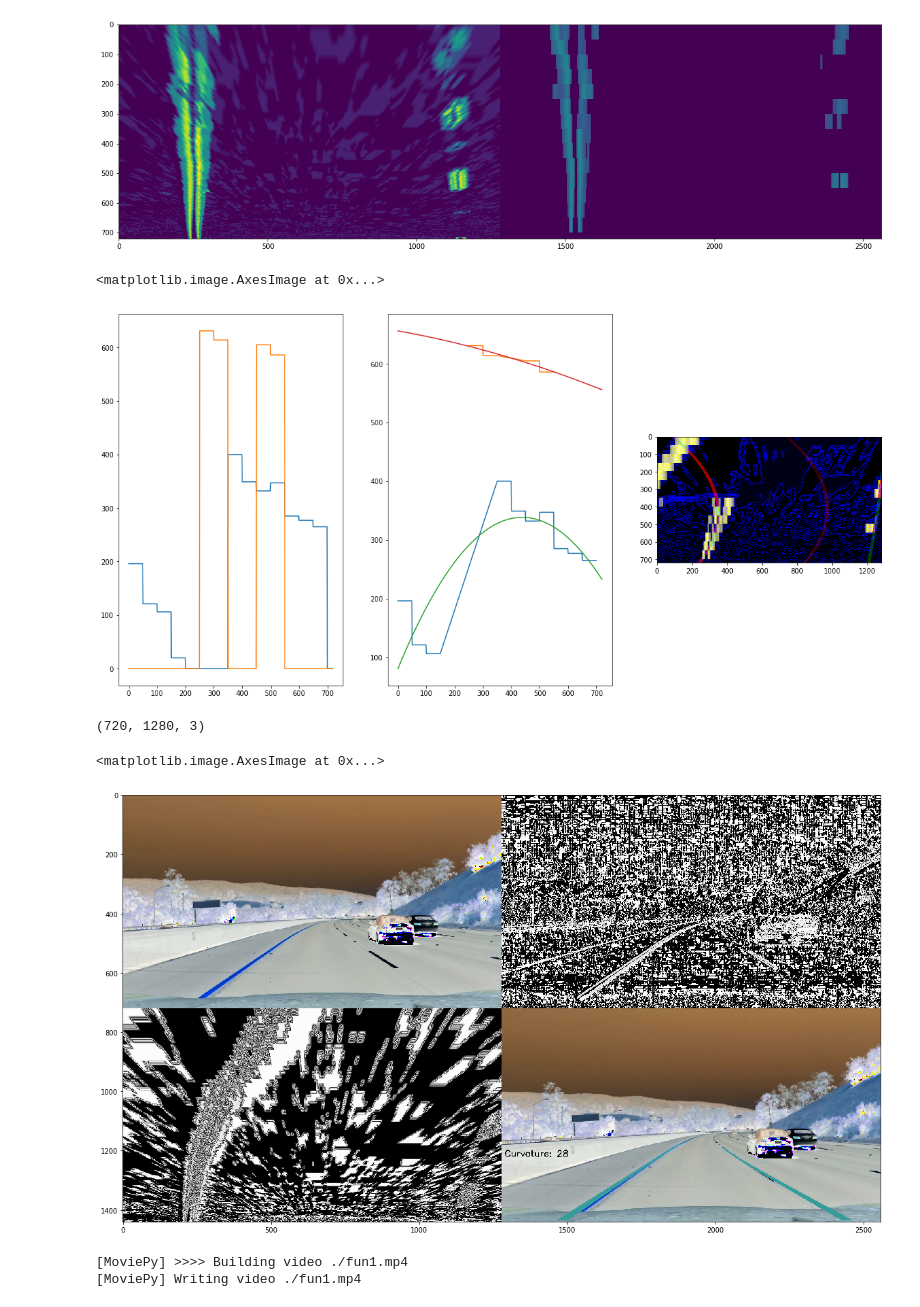
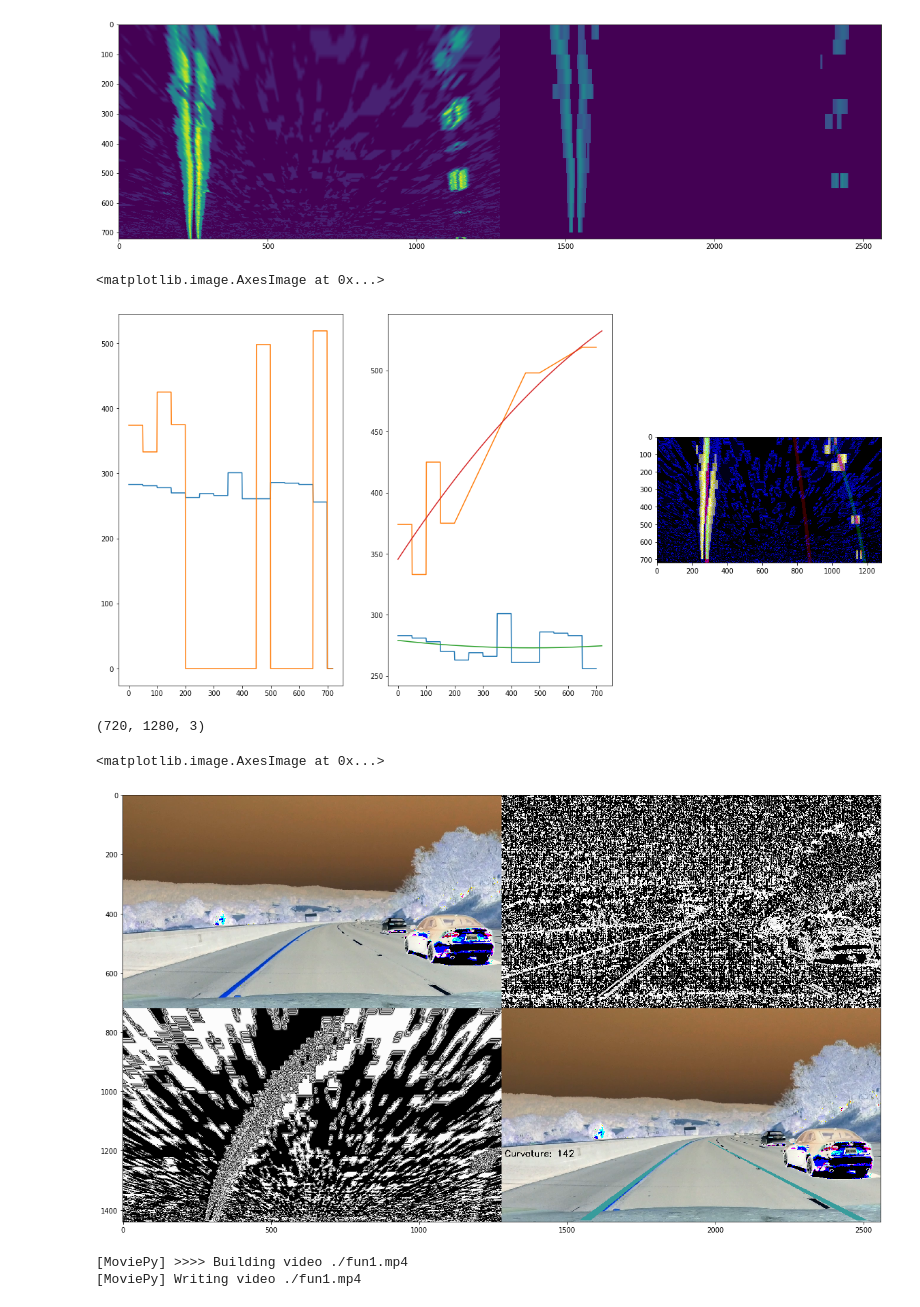
Before and after one commit to tempflip/CarND-Advanced-Lane-Lines, a Jupyter notebook: adv_lane_finding.ipynb, the cells around one changed output. Drawn from its saved outputs; the diff is of its cells as text; code cells hidden in the pictures.

```diff
--- a/adv_lane_finding.ipynb
+++ b/adv_lane_finding.ipynb
@@ -363,7 +363,7 @@ def write_video(input_f, output_f, f):
 
 #write_video(INPUT_VIDEO, 'curves_on_bird.mp4', bird_curves_frame)
 
-img = VideoFileClip(INPUT_VIDEO).get_frame(39)
+img = VideoFileClip(INPUT_VIDEO).get_frame(13)
 plt.figure(figsize=(20,10))
 
 im = bird_curves_frame(img, plot=True)
@@ -371,7 +371,7 @@ plt.subplot(1,3,3)
 plt.imshow(im)
 # %% [output]
 <matplotlib.image.AxesImage at 0x...>
-[figure, old version]
+[figure, new version]
 # %%
 import cv2
 
@@ -440,35 +440,35 @@ def highlight_lane(image):
         #lanes[i, x-100:x +100] = 1
 
 
     # warping the birds-eye lanes into perspective
     perspective = warp(lanes, M_INV)
 
     img[:,:,0][perspective == 1] = 200
     img[:,:,1][perspective == 1] = 100
     img[:,:,2][perspective == 1] = 100
     return img
 
 
 def test_frame(image):
     img = np.copy(image)
     grad = gradient_transform_wrapper(image)
     bird = birds_eye(image, M)
     lane_curves = highlight_lane(img)
 
     up = np.concatenate((img, np.stack((grad,grad,grad), axis=2)), axis=1)
     down = np.concatenate((np.stack((bird,bird,bird), axis=2), lane_curves), axis=1)
     out = np.concatenate((up, down), axis=0)
     return out
     #return misc.imresize(np.uint8(out), (360, 640))
 
-img = VideoFileClip(INPUT_VIDEO).get_frame(35)
+img = VideoFileClip(INPUT_VIDEO).get_frame(30)
 print (img.shape)
 plt.figure(figsize=(20,20))
 plt.imshow(test_frame(img))
 # %% [output]
 (720, 1280, 3)
 <matplotlib.image.AxesImage at 0x...>
-[figure, old version]
+[figure, new version]
 # %%
 from moviepy.editor import VideoFileClip
 
```
Also changed, not shown: parts of 1 cell of this notebook, 8 other files.
